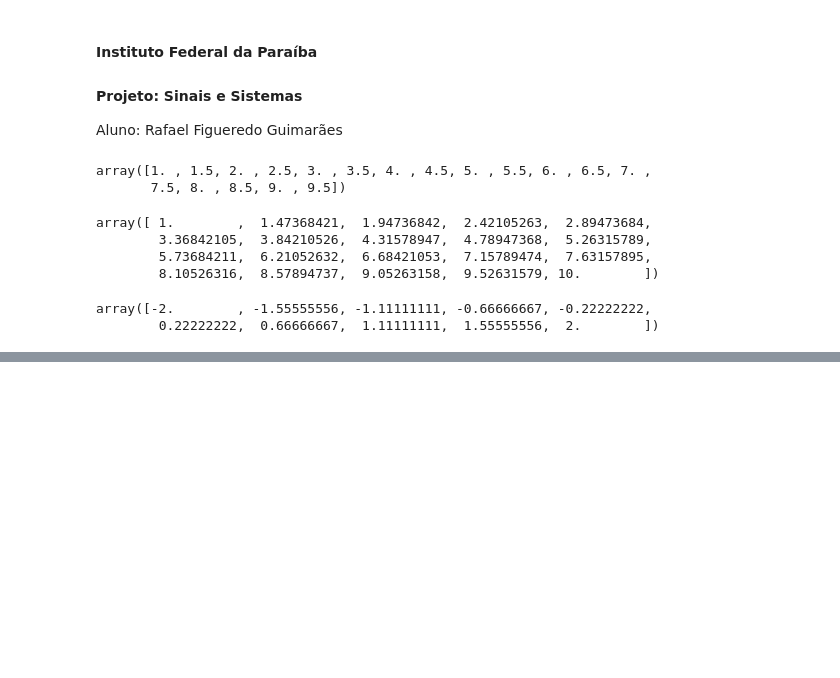
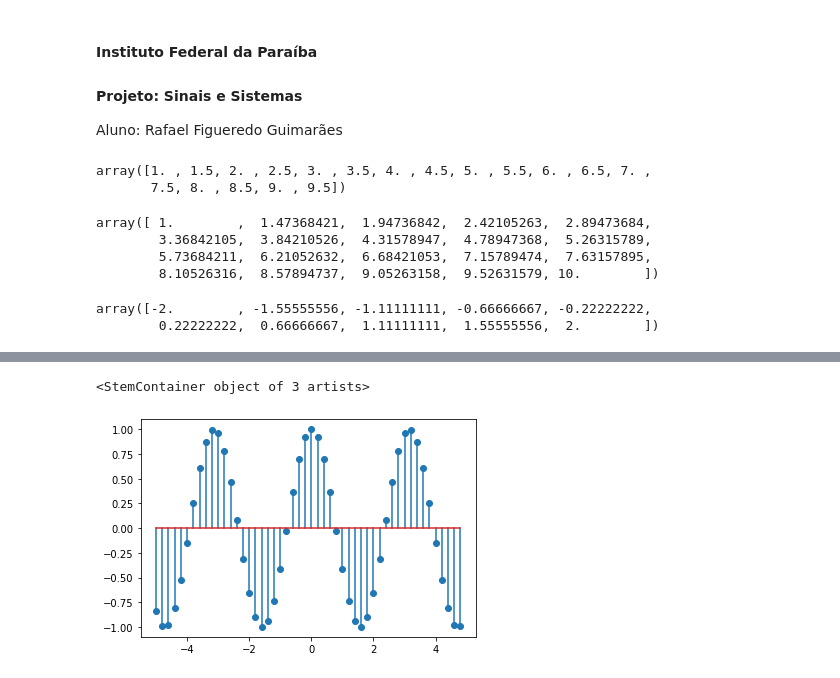
Before and after one commit to rafaelfigueredog/SignalsAndSystems, a Jupyter notebook: Projeto Sinais e Sistemas.ipynb, the cells around one changed output, grey strips where cells are left out. Saved outputs shown, nothing was run; the diff lists cells and outputs as text; code cells hidden in the pictures; blank space fills up the shorter version.

```diff
--- a/Projeto Sinais e Sistemas.ipynb
+++ b/Projeto Sinais e Sistemas.ipynb
@@ -27,0 +77,7 @@ array([-2.        , -1.55555556, -1.11111111, -0.66666667, -0.22222222,
+# %%
+t = np.arange(-5,5,.2)
+y = np.cos(2*t)
+plt.stem(t,y)
+# %% [output]
+<StemContainer object of 3 artists>
+[figure, added]
```
Also changed, not shown: parts of 80 cells of this notebook.
